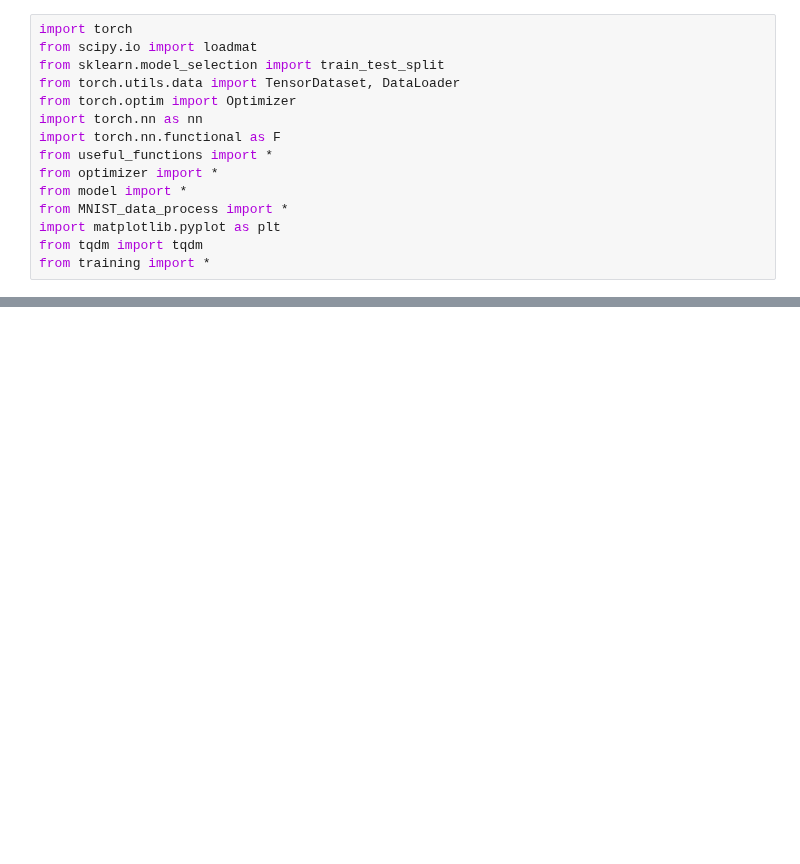
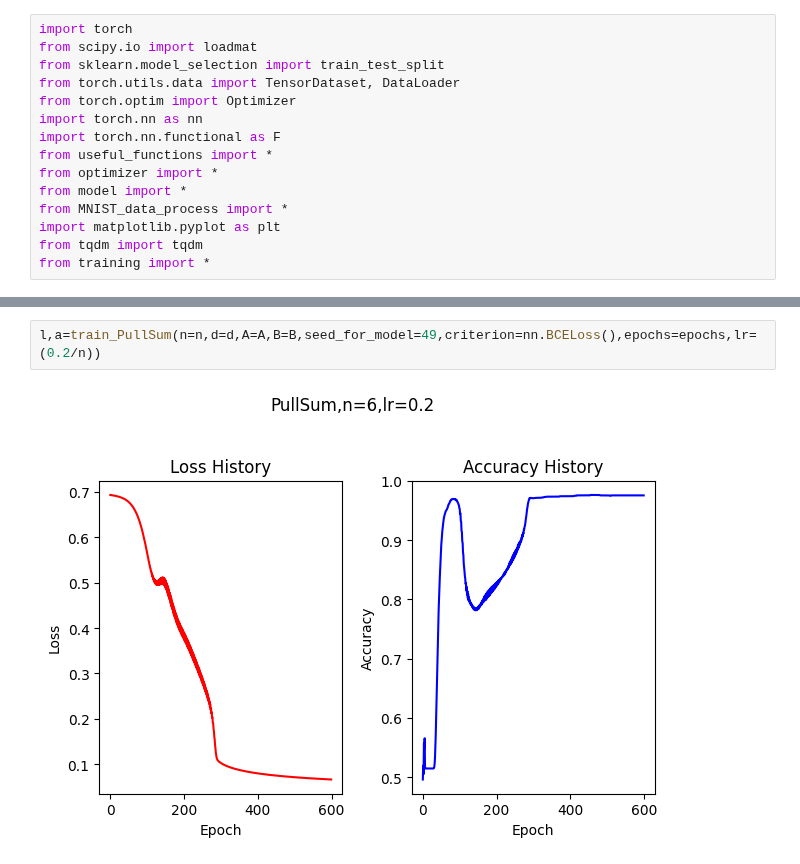
Before and after one commit to Luoxiaogan/PullSum_MNIST, a Jupyter notebook: code/神经网络实验/新测试.ipynb, the cells around one changed output, grey strips where cells are left out. Cells and saved outputs as stored; diff of their text form; blank space fills up the shorter version.

```diff
--- a/code/神经网络实验/新测试.ipynb
+++ b/code/神经网络实验/新测试.ipynb
@@ -27,0 +32,4 @@ l,a=train_PullSum(n=n,d=d,A=A,B=B,seed_for_model=49,criterion=nn.BCELoss(),epoch
+# %%
+l,a=train_PullSum(n=n,d=d,A=A,B=B,seed_for_model=49,criterion=nn.BCELoss(),epochs=epochs,lr=(0.2/n))
+# %% [output]
+[figure, added]
```
Also changed, not shown: parts of 15 cells of this notebook, 1 other file.
